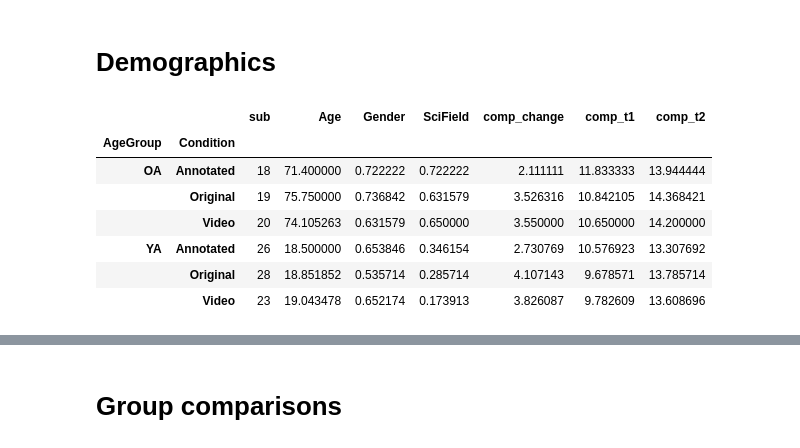
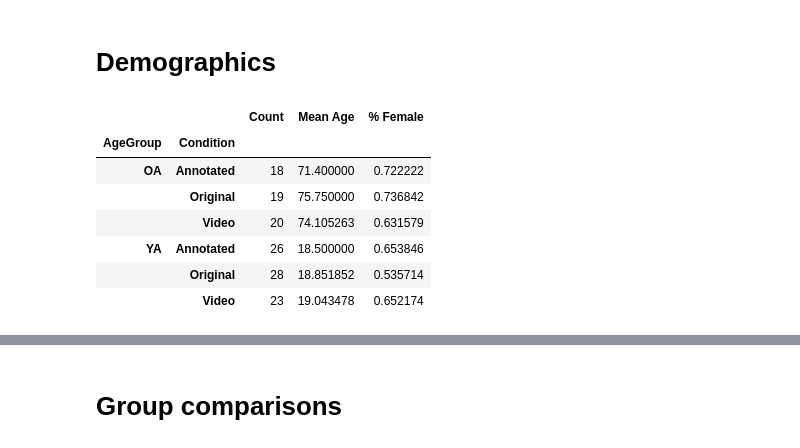
Before and after one commit to lighthall-lab/scilearn, a Jupyter notebook: notebooks/1.1.figures.ipynb, the cells around one changed output, grey strips where cells are left out. Saved outputs shown, nothing was run; the diff lists cells and outputs as text; code cells hidden in the pictures.

```diff
--- a/notebooks/1.1.figures.ipynb
+++ b/notebooks/1.1.figures.ipynb
@@ -37,16 +37,17 @@ data.head()
 # Demographics
 # %%
 df = data.groupby(['AgeGroup','Condition']).agg({
-    'sub':'count', 'Age':'mean', 'Gender':'mean', 'SciField':'mean',
-    'comp_change':'mean', 'comp_t1':'mean', 'comp_t2':'mean'
+    'sub':'count', 'Age':'mean', 'Gender':'mean', #'SciField':'mean',
 })
-df
+df.rename(columns={
+    'sub':'Count', 'Age':'Mean Age', 'Gender': '% Female'
+})
 # %% [output]
-|  |  | sub | Age | Gender | SciField | comp_change | comp_t1 | comp_t2 |
-| AgeGroup | Condition |  |  |  |  |  |  |  |
-| OA | Annotated | 18 | 71.400000 | 0.722222 | 0.722222 | 2.111111 | 11.833333 | 13.944444 |
-|  | Original | 19 | 75.750000 | 0.736842 | 0.631579 | 3.526316 | 10.842105 | 14.368421 |
-|  | Video | 20 | 74.105263 | 0.631579 | 0.650000 | 3.550000 | 10.650000 | 14.200000 |
-| YA | Annotated | 26 | 18.500000 | 0.653846 | 0.346154 | 2.730769 | 10.576923 | 13.307692 |
-|  | Original | 28 | 18.851852 | 0.535714 | 0.285714 | 4.107143 | 9.678571 | 13.785714 |
-|  | Video | 23 | 19.043478 | 0.652174 | 0.173913 | 3.826087 | 9.782609 | 13.608696 |
+|  |  | Count | Mean Age | % Female |
+| AgeGroup | Condition |  |  |  |
+| OA | Annotated | 18 | 71.400000 | 0.722222 |
+|  | Original | 19 | 75.750000 | 0.736842 |
+|  | Video | 20 | 74.105263 | 0.631579 |
+| YA | Annotated | 26 | 18.500000 | 0.653846 |
+|  | Original | 28 | 18.851852 | 0.535714 |
+|  | Video | 23 | 19.043478 | 0.652174 |
```
Also changed, not shown: parts of 1 cell of this notebook.
